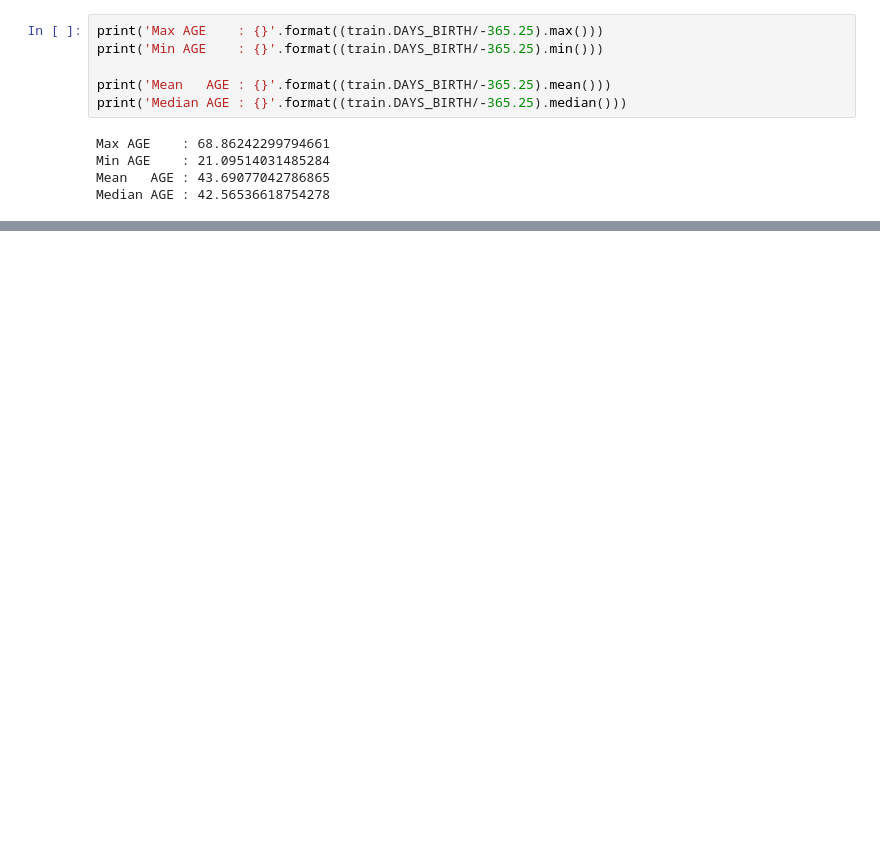
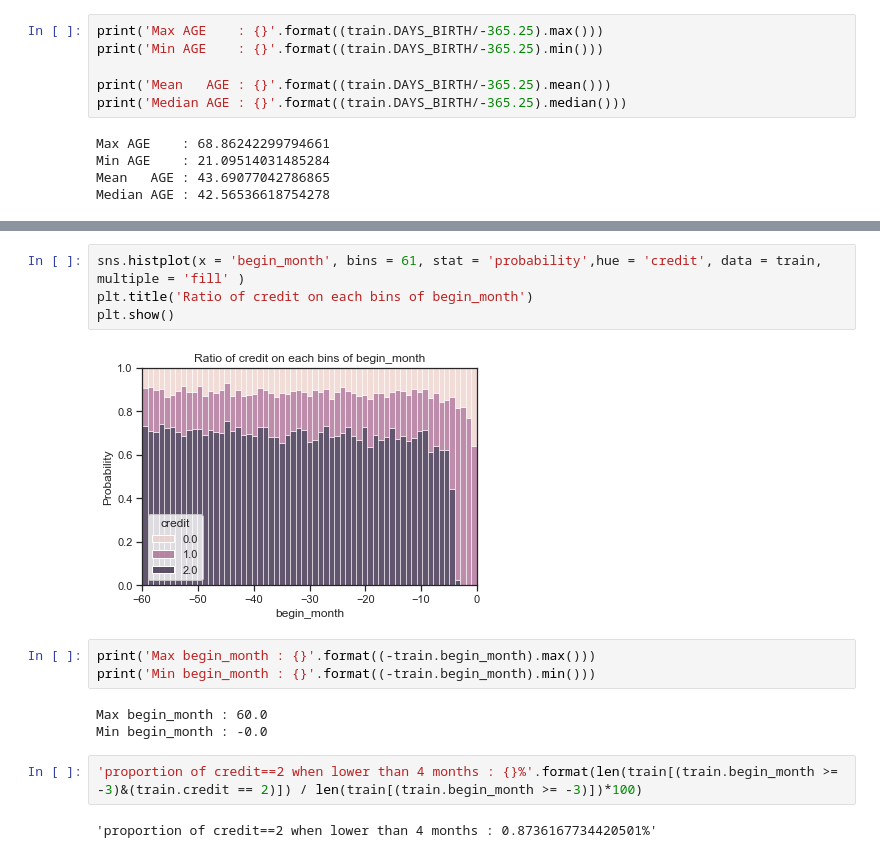
Before and after one commit to Gangtaro/data_science_repository, a Jupyter notebook: COMPETETION_LOG/DACON_210405_credit/210405_credit_eda.ipynb, the cells around one changed output, grey strips where cells are left out. Drawn from its saved outputs; the diff is of its cells as text; blank space fills up the shorter version.

```diff
--- a/COMPETETION_LOG/DACON_210405_credit/210405_credit_eda.ipynb
+++ b/COMPETETION_LOG/DACON_210405_credit/210405_credit_eda.ipynb
@@ -319,0 +366,16 @@ Median AGE : 42.56536618754278
+# %%
+sns.histplot(x = 'begin_month', bins = 61, stat = 'probability',hue = 'credit', data = train, multiple = 'fill' )
+plt.title('Ratio of credit on each bins of begin_month')
+plt.show()
+# %% [output]
+[figure, added]
+# %%
+print('Max begin_month : {}'.format((-train.begin_month).max()))
+print('Min begin_month : {}'.format((-train.begin_month).min()))
+# %% [output]
+Max begin_month : 60.0
+Min begin_month : -0.0
+# %%
+'proportion of credit==2 when lower than 4 months : {}%'.format(len(train[(train.begin_month >= -3)&(train.credit == 2)]) / len(train[(train.begin_month >= -3)])*100)
+# %% [output]
+'proportion of credit==2 when lower than 4 months : 0.8736167734420501%'
```
Also changed, not shown: parts of 20 cells of this notebook, 9 other files.
